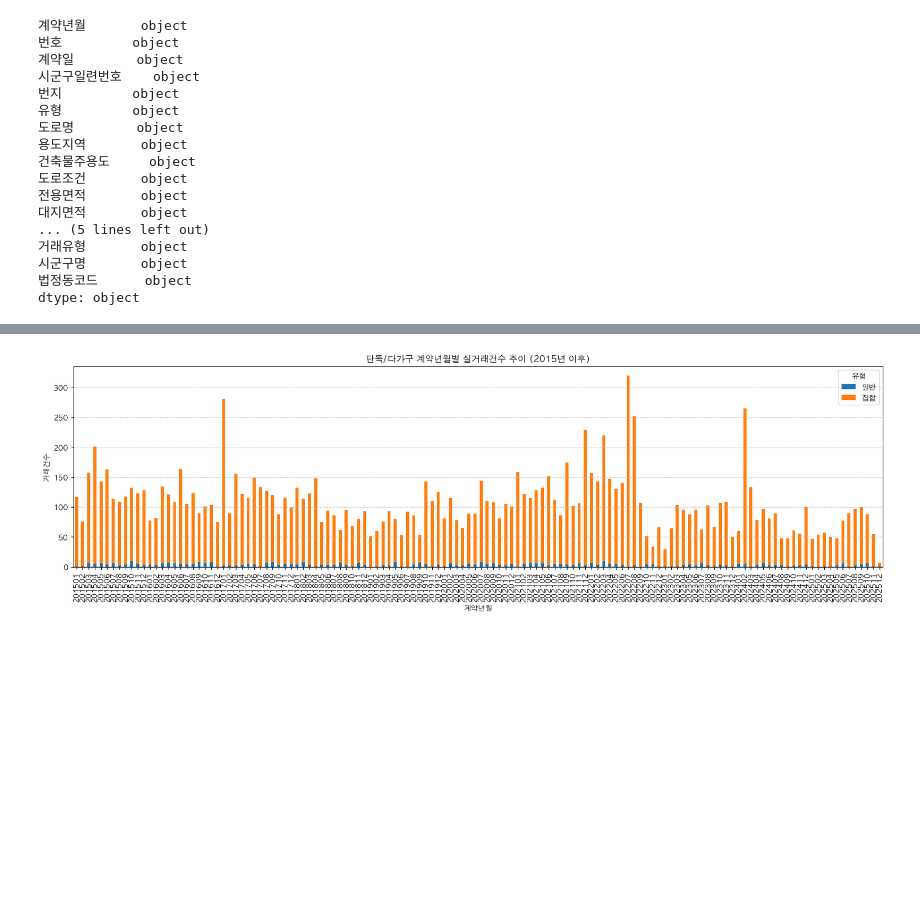
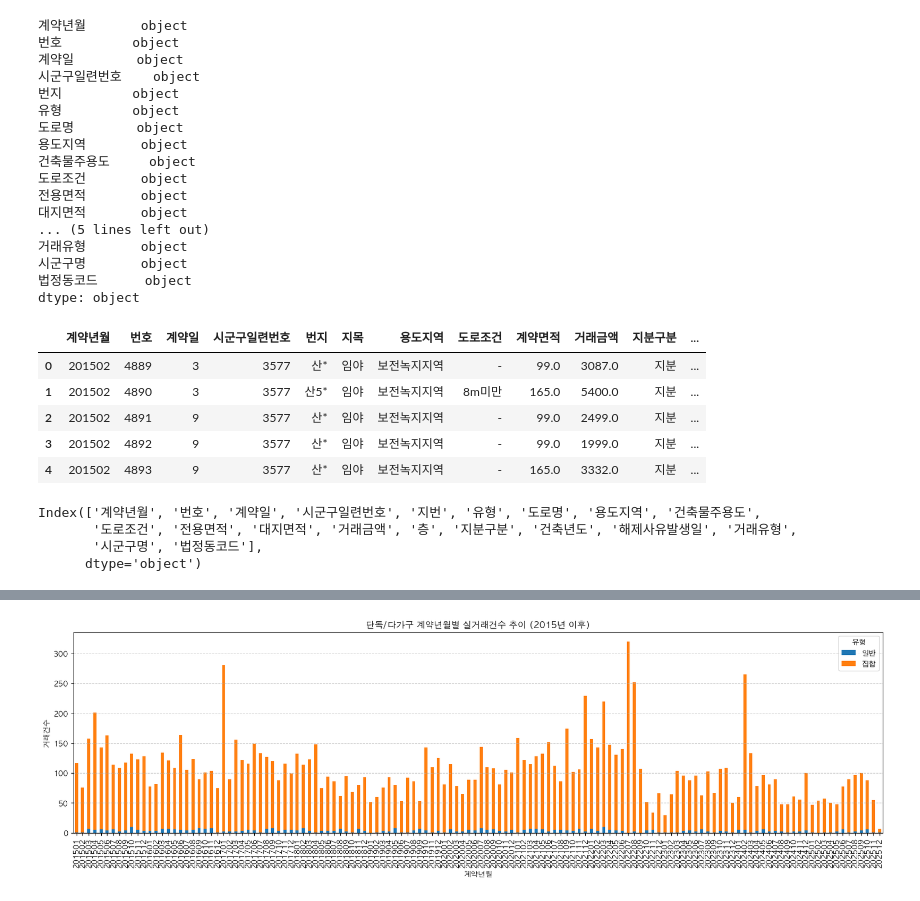
Before and after one commit to sbcho21/landata, a Jupyter notebook: notebooks/bundang.ipynb, the cells around one changed output, grey strips where cells are left out. Drawn from its saved outputs; the diff is of its cells as text; code cells hidden in the pictures; blank space fills up the shorter version.

```diff
--- a/notebooks/bundang.ipynb
+++ b/notebooks/bundang.ipynb
@@ -29,3 +29,23 @@ trade_df.dtypes
 시군구명       object
 법정동코드      object
 dtype: object
+# %%
+import pandas as pd
+df = pd.read_csv("../data/Bundang_20251215/실거래_토지_분당구_2015이후.csv")
+df.head()
+# %% [output]
+|  | 계약년월 | 번호 | 계약일 | 시군구일련번호 | 번지 | 지목 | 용도지역 | 도로조건 | 계약면적 | 거래금액 | 지분구분 | ... |
+| 0 | 201502 | 4889 | 3 | 3577 | 산* | 임야 | 보전녹지지역 | - | 99.0 | 3087.0 | 지분 | ... |
+| 1 | 201502 | 4890 | 3 | 3577 | 산5* | 임야 | 보전녹지지역 | 8m미만 | 165.0 | 5400.0 | 지분 | ... |
+| 2 | 201502 | 4891 | 9 | 3577 | 산* | 임야 | 보전녹지지역 | - | 99.0 | 2499.0 | 지분 | ... |
+| 3 | 201502 | 4892 | 9 | 3577 | 산* | 임야 | 보전녹지지역 | - | 99.0 | 1999.0 | 지분 | ... |
+| 4 | 201502 | 4893 | 9 | 3577 | 산* | 임야 | 보전녹지지역 | - | 165.0 | 3332.0 | 지분 | ... |
+# %%
+target_csv = "../data/Bundang_20251215/실거래_상업업무용_분당구_2015이후.csv"
+trade_df = pd.read_csv(target_csv, dtype=str)
+trade_df.columns
+# %% [output]
+Index(['계약년월', '번호', '계약일', '시군구일련번호', '지번', '유형', '도로명', '용도지역', '건축물주용도',
+       '도로조건', '전용면적', '대지면적', '거래금액', '층', '지분구분', '건축년도', '해제사유발생일', '거래유형',
+       '시군구명', '법정동코드'],
+      dtype='object')
```
Also changed, not shown: parts of 4 cells of this notebook, 2 other files.
